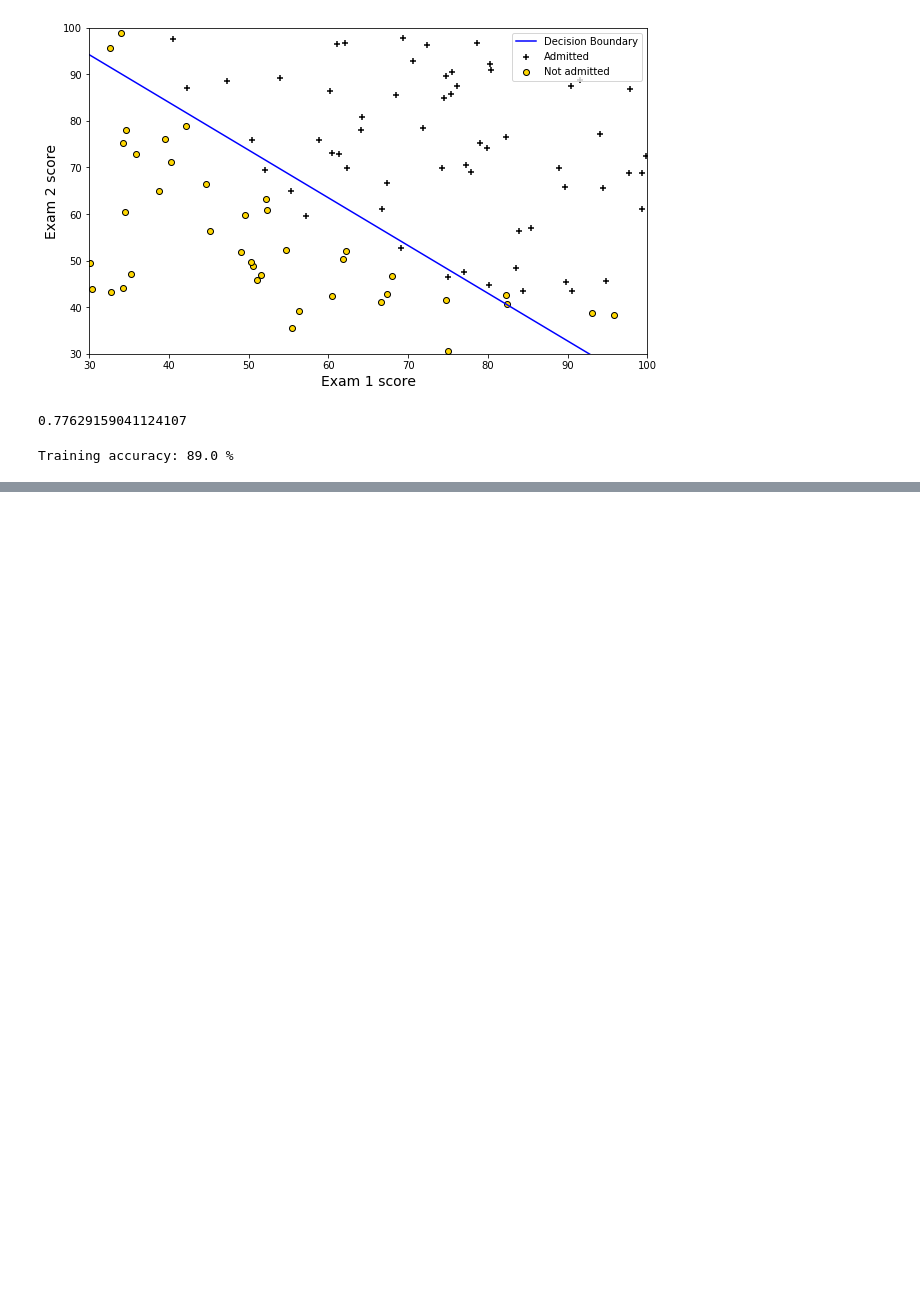
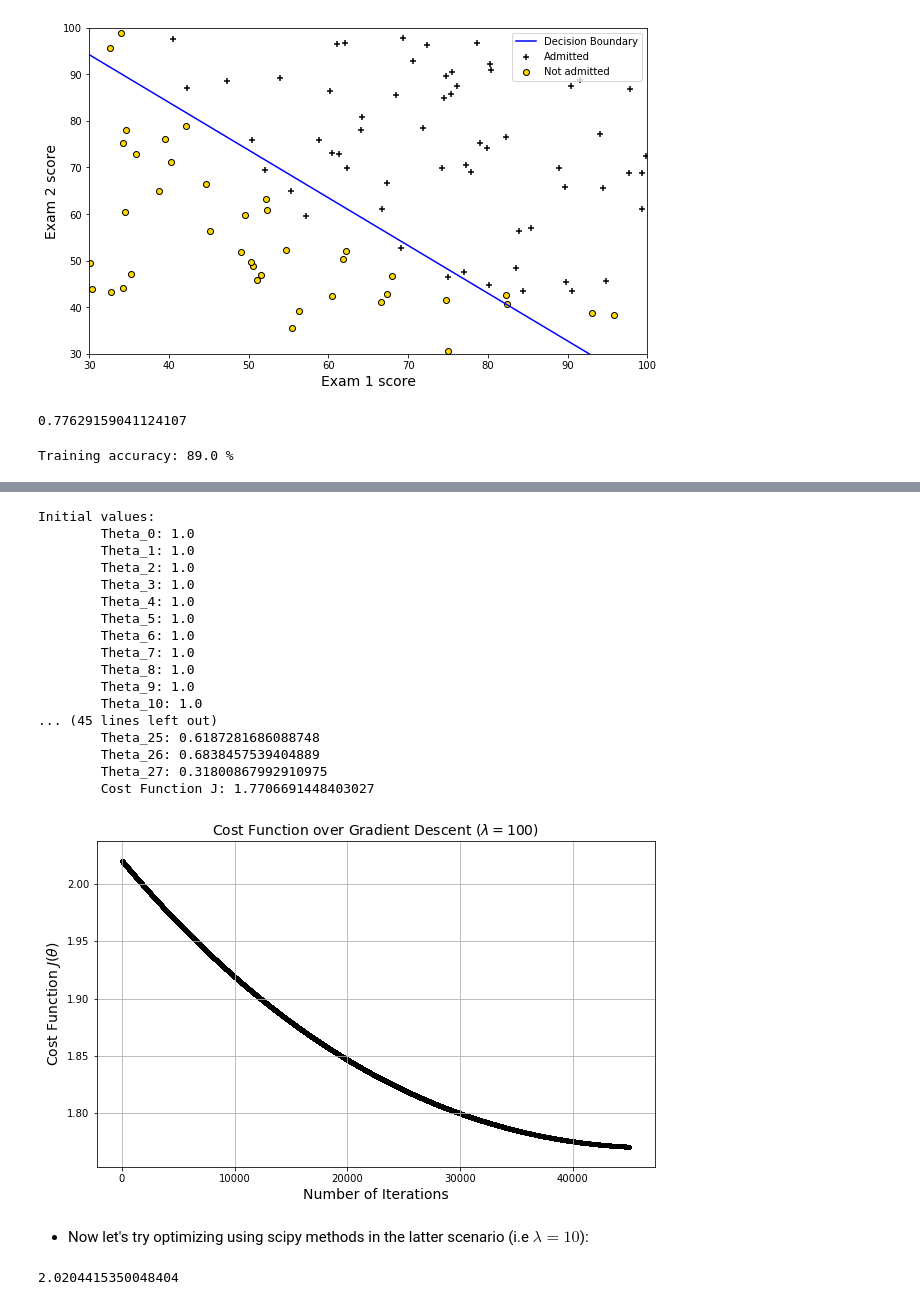
Before and after one commit to les67/MachineLearning_CourseraNg, a Jupyter notebook: ex2/ex2.ipynb, the cells around one changed output, grey strips where cells are left out. Cells and saved outputs as stored; diff of their text form; code cells hidden in the pictures; blank space fills up the shorter version.

```diff
--- a/ex2/ex2.ipynb
+++ b/ex2/ex2.ipynb
@@ -289,0 +462,57 @@ Training accuracy: 89.0 %
+# %%
+# As we iterate through different values of theta we want to keep a record of J
+history_j = dict.fromkeys(['theta_history','J_history'])
+
+# How many iterations of GD? Learning rate?
+iterations = 45000
+alpha = 0.0001
+
+# new theta of all 1's
+theta = np.ones(np.shape(design)[1])
+
+history_j['J_history'] = np.empty(iterations)
+history_j['theta_history'] = np.empty((iterations,np.shape(theta)[0]))
+
+# now try with lambda = 10
+reg_param = 10
+# Apply our GD
+gradientDescent(theta,design,class_label,history_j,alpha,iterations,reg_param)
+
+# Plot the values of the cost function over iterations of GD
+plt.figure()
+plt.clf()
+plt.grid(True)
+plt.scatter(np.arange(iterations),history_j['J_history'],marker='.',c='k')
+plt.xlabel("Number of Iterations",fontsize=14)
+plt.ylabel("Cost Function $J(\\theta)$",fontsize=14)
+plt.title("Cost Function over Gradient Descent ($\lambda=100$)",fontsize=14)
+plt.show()
+# %% [output]
+Initial values:
+        Theta_0: 1.0
+        Theta_1: 1.0
+        Theta_2: 1.0
+        Theta_3: 1.0
+        Theta_4: 1.0
+        Theta_5: 1.0
+        Theta_6: 1.0
+        Theta_7: 1.0
+        Theta_8: 1.0
+        Theta_9: 1.0
+        Theta_10: 1.0
+... (45 lines left out)
+        Theta_25: 0.6187281686088748
+        Theta_26: 0.6838457539404889
+        Theta_27: 0.31800867992910975
+        Cost Function J: 1.7706691448403027
+[figure, added]
+# %% [markdown]
+- Now let's try optimizing using scipy methods in the latter scenario (i.e $\lambda = 10$):
+# %%
+# initialize new theta
+theta = np.ones(np.shape(design)[1])
+
+# Test with initial theta of zeros and no regularization
+costFunction(theta,design,class_label)
+# %% [output]
+2.0204415350048404
```
Also changed, not shown: parts of 31 cells of this notebook.
